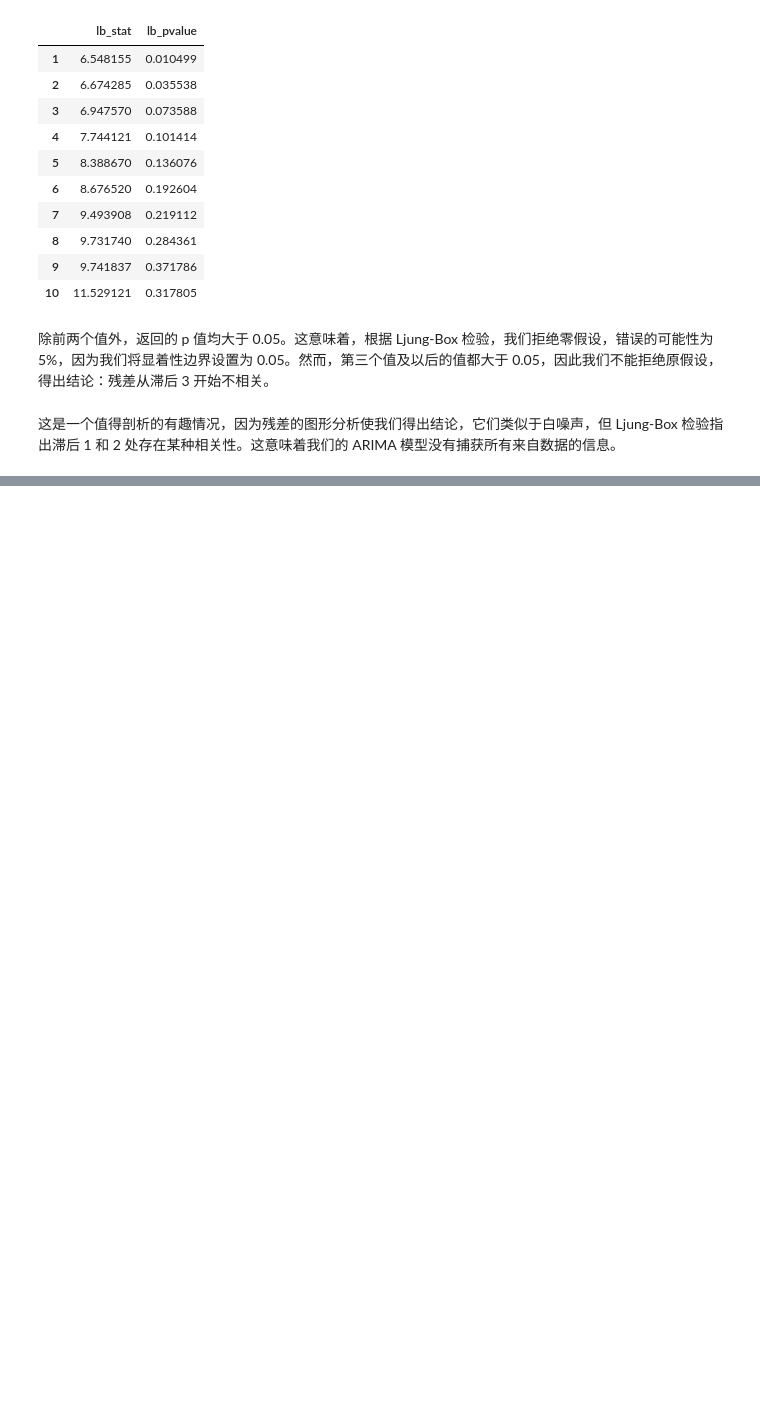
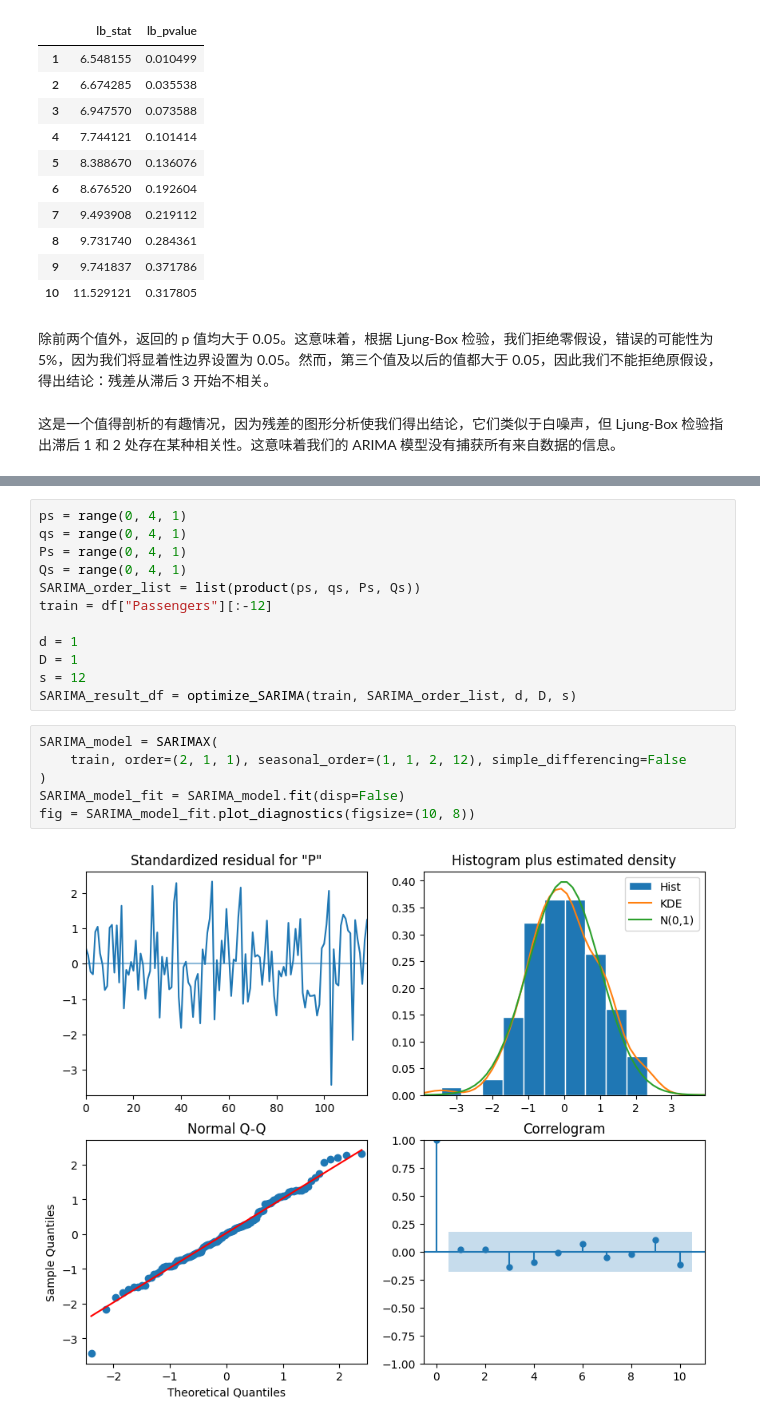
Before and after one commit to JPL-JUNO/Time-Series, a Jupyter notebook: TSFP/code/ch08_accounting_for_seasonality.ipynb, the cells around one changed output, grey strips where cells are left out. Cells and saved outputs as stored; diff of their text form; blank space fills up the shorter version.

Commit message:
Accounting for seasonality

```diff
--- a/TSFP/code/ch08_accounting_for_seasonality.ipynb
+++ b/TSFP/code/ch08_accounting_for_seasonality.ipynb
@@ -318,0 +353,20 @@ acorr_ljungbox(residuals, np.arange(1, 11, 1))
+# %%
+ps = range(0, 4, 1)
+qs = range(0, 4, 1)
+Ps = range(0, 4, 1)
+Qs = range(0, 4, 1)
+SARIMA_order_list = list(product(ps, qs, Ps, Qs))
+train = df["Passengers"][:-12]
+
+d = 1
+D = 1
+s = 12
+SARIMA_result_df = optimize_SARIMA(train, SARIMA_order_list, d, D, s)
+# %%
+SARIMA_model = SARIMAX(
+    train, order=(2, 1, 1), seasonal_order=(1, 1, 2, 12), simple_differencing=False
+)
+SARIMA_model_fit = SARIMA_model.fit(disp=False)
+fig = SARIMA_model_fit.plot_diagnostics(figsize=(10, 8))
+# %% [output]
+[figure, added]
```
Also changed, not shown: parts of 14 cells of this notebook, 2 other files.
